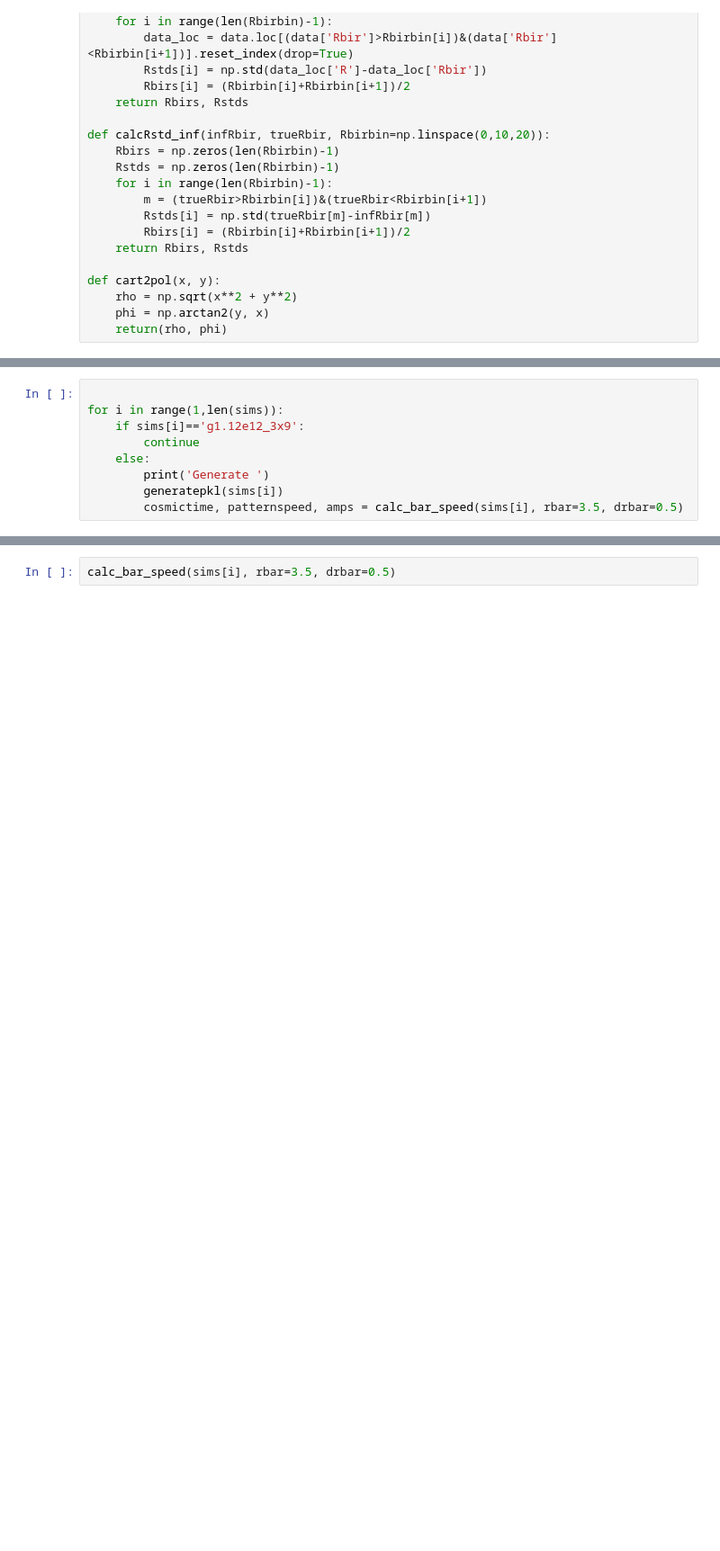
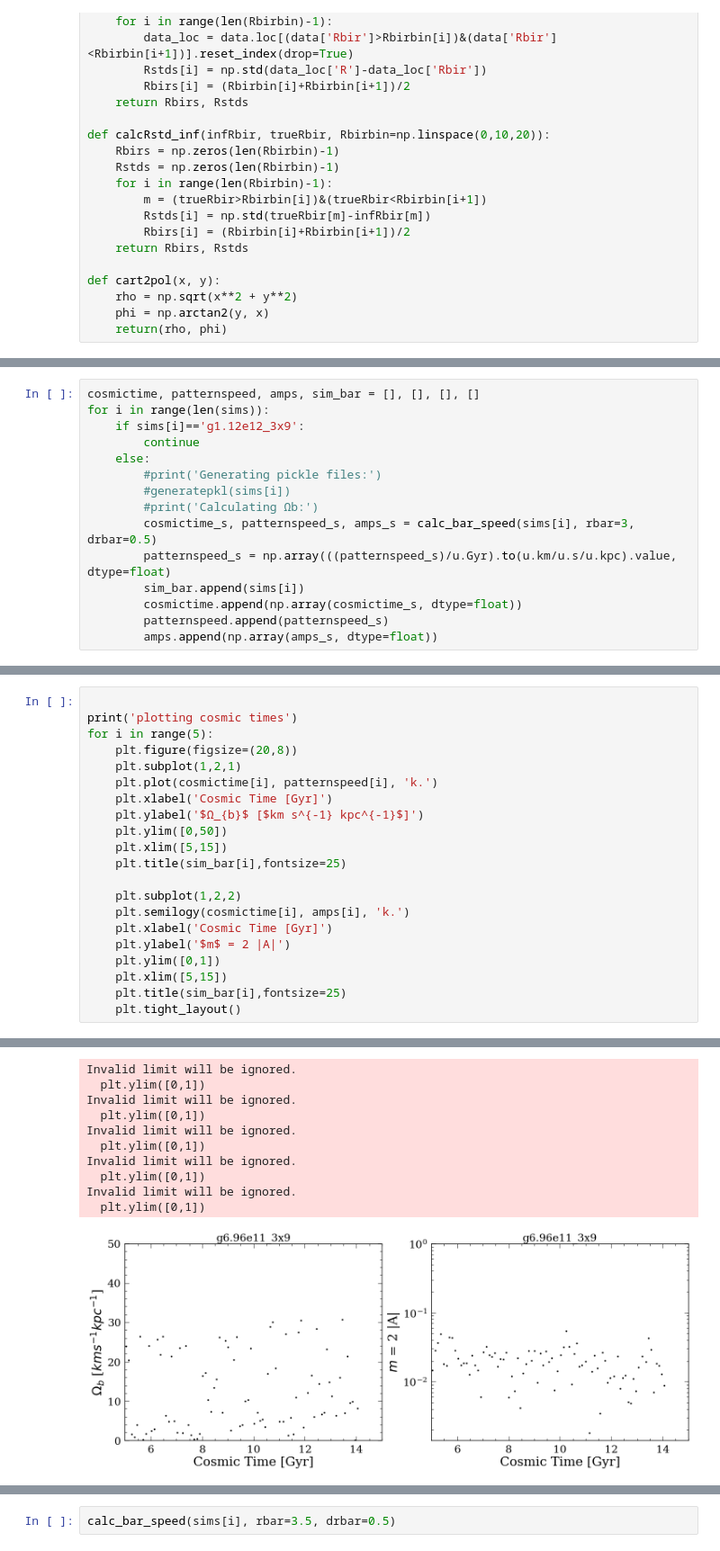
Before and after one commit to lyx12311/RbirThesisNIHAO, a Jupyter notebook: Barspeed.ipynb, the cells around one changed output, grey strips where cells are left out. Shown at 90% size. Saved outputs shown, nothing was run; the diff lists cells and outputs as text; blank space fills up the shorter version.

```diff
--- a/Barspeed.ipynb
+++ b/Barspeed.ipynb
@@ -320,10 +265,16 @@ Text(0, 0.5, 'A')
 # %%
-
-for i in range(1,len(sims)):
+cosmictime, patternspeed, amps, sim_bar = [], [], [], []
+for i in range(len(sims)):
     if sims[i]=='g1.12e12_3x9':
         continue
     else:
-        print('Generate ')
-        generatepkl(sims[i])
-        cosmictime, patternspeed, amps = calc_bar_speed(sims[i], rbar=3.5, drbar=0.5)
+        #print('Generating pickle files:')
+        #generatepkl(sims[i])
+        #print('Calculating Ωb:')
+        cosmictime_s, patternspeed_s, amps_s = calc_bar_speed(sims[i], rbar=3, drbar=0.5)
+        patternspeed_s = np.array(((patternspeed_s)/u.Gyr).to(u.km/u.s/u.kpc).value, dtype=float)
+        sim_bar.append(sims[i])
+        cosmictime.append(np.array(cosmictime_s, dtype=float))
+        patternspeed.append(patternspeed_s)
+        amps.append(np.array(amps_s, dtype=float))
 # %% [output]
@@ -345,0 +306,22 @@ NameError: name 'cosmictime' is not defined
+# %%
+
+print('plotting cosmic times')
+for i in range(5):
+    plt.figure(figsize=(20,8))
+    plt.subplot(1,2,1)
+    plt.plot(cosmictime[i], patternspeed[i], 'k.')
+    plt.xlabel('Cosmic Time [Gyr]')
+    plt.ylabel('$Ω_{b}$ [$km s^{-1} kpc^{-1}$]')
+    plt.ylim([0,50])
+    plt.xlim([5,15])
+    plt.title(sim_bar[i],fontsize=25)
+
+    plt.subplot(1,2,2)
+    plt.semilogy(cosmictime[i], amps[i], 'k.')
+    plt.xlabel('Cosmic Time [Gyr]')
+    plt.ylabel('$m$ = 2 |A|')
+    plt.ylim([0,1])
+    plt.xlim([5,15])
+    plt.title(sim_bar[i],fontsize=25)
+    plt.tight_layout()
+# %% [output]
@@ -345,0 +329,11 @@ NameError: name 'cosmictime' is not defined
+Invalid limit will be ignored.
+  plt.ylim([0,1])
+Invalid limit will be ignored.
+  plt.ylim([0,1])
+Invalid limit will be ignored.
+  plt.ylim([0,1])
+Invalid limit will be ignored.
+  plt.ylim([0,1])
+Invalid limit will be ignored.
+  plt.ylim([0,1])
+[figure, added]
```
Also changed, not shown: parts of 15 cells of this notebook, 2 other files.
